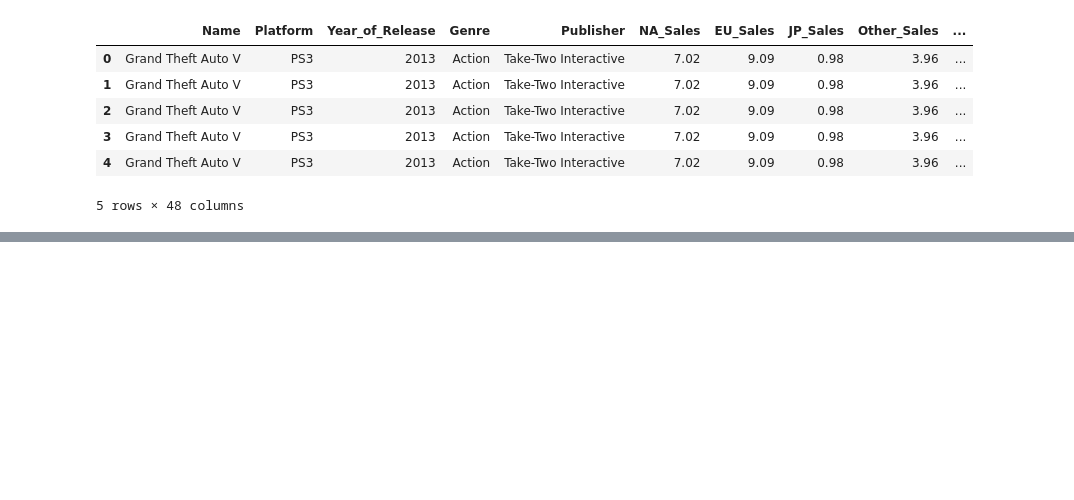
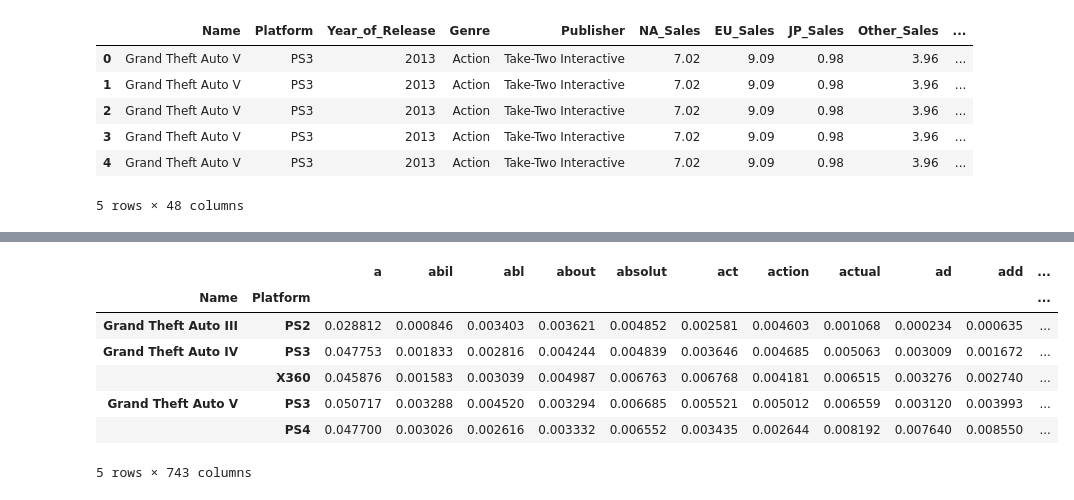
Before and after one commit to SportsReiter12/Data-Science, a Jupyter notebook: Video Game Capstone Project/Data Wrangling/Video Game Capstone Project Data Wrangling.ipynb, the cells around one changed output, grey strips where cells are left out. Drawn from its saved outputs; the diff is of its cells as text; code cells hidden in the pictures; blank space fills up the shorter version.

Commit message:
Video Game Capstone Data Wrangling 01/27/2019
Able to run all of the NLP cells with sample of data, need to try with full dataset.

```diff
--- a/Video Game Capstone Project/Data Wrangling/Video Game Capstone Project Data Wrangling.ipynb
+++ b/Video Game Capstone Project/Data Wrangling/Video Game Capstone Project Data Wrangling.ipynb
@@ -279,7 +266,6 @@ Name: Name, dtype: int64
 # Removing duplicate or unnecessary columns, renaming others for clarity
 df_w = df_w.drop(['Title'], axis=1)
 df_w = df_w.drop(['Language'], axis=1)
-df_w.rename(columns={'Platform_x':'Platform'}, inplace=True)
 df_w.rename(columns={'User_Score':'Average_User_Score'}, inplace=True)
 df_w.rename(columns={'Userscore':'Individual_User_Score'}, inplace=True)
 df_w.head()
@@ -395,0 +363,6 @@ df_nlp.head()
+# %%
+# Resetting indices of df_w and df_wt for merging, keeping only necessary columns for NLP
+df_w = df_w.reset_index()
+df_wt = df_wt.reset_index()
+df_nlp = pd.merge(df_w[['index', 'Name', 'Platform']], df_wt, left_on='index', right_on='Reviews')
+df_nlp.head()
@@ -395,0 +377,7 @@ df_nlp.head()
+# %%
+# If crashing, make list of DataFrames and concatenate
+# Dropping Index and Reviews for Groupby, getting mean of each word for each game
+df_nlp = df_nlp.drop(['index'], axis=1)
+df_nlp = df_nlp.drop(['Reviews'], axis=1)
+df_nlp = df_nlp.groupby(['Name', 'Platform']).mean()
+df_nlp.head()
@@ -395,0 +393,14 @@ df_nlp.head()
+# %%
+# Filtering by median greater than 0.001, removes unlikely words
+df_nlp_med = df_nlp.median()
+df_nlp = df_nlp[df_nlp_med[df_nlp_med > 0.001].keys()]
+df_nlp.head()
+# %% [output]
+|  |  | a | abil | abl | about | absolut | act | action | actual | ad | add | ... |
+| Name | Platform |  |  |  |  |  |  |  |  |  |  | ... |
+| Grand Theft Auto III | PS2 | 0.028812 | 0.000846 | 0.003403 | 0.003621 | 0.004852 | 0.002581 | 0.004603 | 0.001068 | 0.000234 | 0.000635 | ... |
+| Grand Theft Auto IV | PS3 | 0.047753 | 0.001833 | 0.002816 | 0.004244 | 0.004839 | 0.003646 | 0.004685 | 0.005063 | 0.003009 | 0.001672 | ... |
+|  | X360 | 0.045876 | 0.001583 | 0.003039 | 0.004987 | 0.006763 | 0.006768 | 0.004181 | 0.006515 | 0.003276 | 0.002740 | ... |
+| Grand Theft Auto V | PS3 | 0.050717 | 0.003288 | 0.004520 | 0.003294 | 0.006685 | 0.005521 | 0.005012 | 0.006559 | 0.003120 | 0.003993 | ... |
+|  | PS4 | 0.047700 | 0.003026 | 0.002616 | 0.003332 | 0.006552 | 0.003435 | 0.002644 | 0.008192 | 0.007640 | 0.008550 | ... |
+5 rows × 743 columns
```
Also changed, not shown: parts of 12 cells of this notebook.
